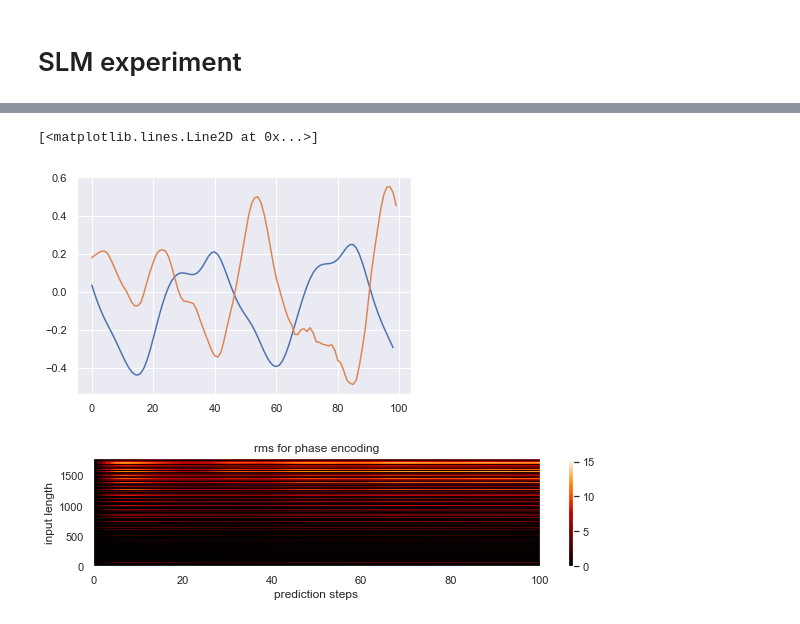
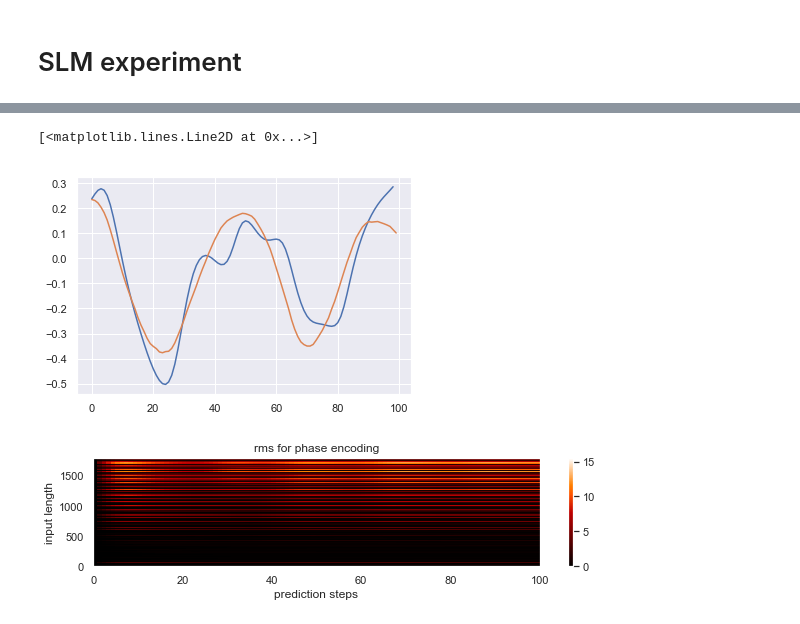
Before and after one commit to jon-dong/reservoir-computing-python, a Jupyter notebook: mackey_glass.ipynb, the cells around one changed output, grey strips where cells are left out. Saved outputs shown, nothing was run; the diff lists cells and outputs as text; code cells hidden in the pictures.

```diff
--- a/mackey_glass.ipynb
+++ b/mackey_glass.ipynb
@@ -521,12 +529,13 @@ seaborn.set()
 # %%
-input_data = data1D.mackey_glass(sequence_length=4000, n_sequence=1)
-b = Reservoir(n_res=1000, res_encoding='phase', res_enc_param=1.5*np.pi,
+input_data = data1D.mackey_glass(sequence_length=2000, n_sequence=1)
+b = Reservoir(n_res=120**2, res_encoding='phase', res_enc_param=1.5*np.pi,
               input_scale=1, input_encoding='meadowlark slm',
               random_projection='meadowlark slm', weights_type='complex gaussian',
               activation_fun='phase', activation_param=10,
-              parallel_runs=None, bias_scale=4, leak_rate=0.15,
+              parallel_runs=None, bias_scale=0, leak_rate=0.15,
               future_pred=True, pred_horizon=100, rec_pred_steps=1,
-              train_method='ridge', train_param=1e0, verbose=1
+              train_method='ridge', train_param=1e0, verbose=1,
+              slm_size=[128,128], cam_roi=[350, 350]
               )
 b.fit(input_data);
 # %% [output]
@@ -550,11 +559,11 @@ Testing score: -1.7815378527062027
 # %%
 total_pred = b.pred_horizon*b.rec_pred_steps
-N = 1800
+N = 800
 plt.plot(np.squeeze(input_data[0,-N:-N-1+total_pred,0]))
 plt.plot(np.squeeze(pred_output[-N,:]))
 # %% [output]
 [<matplotlib.lines.Line2D at 0x...>]
-[figure, old version]
+[figure, new version]
 # %%
 # prediction performence map
 total_pred = b.pred_horizon*b.rec_pred_steps
```
Also changed, not shown: parts of 4 cells of this notebook, 2 other files.
